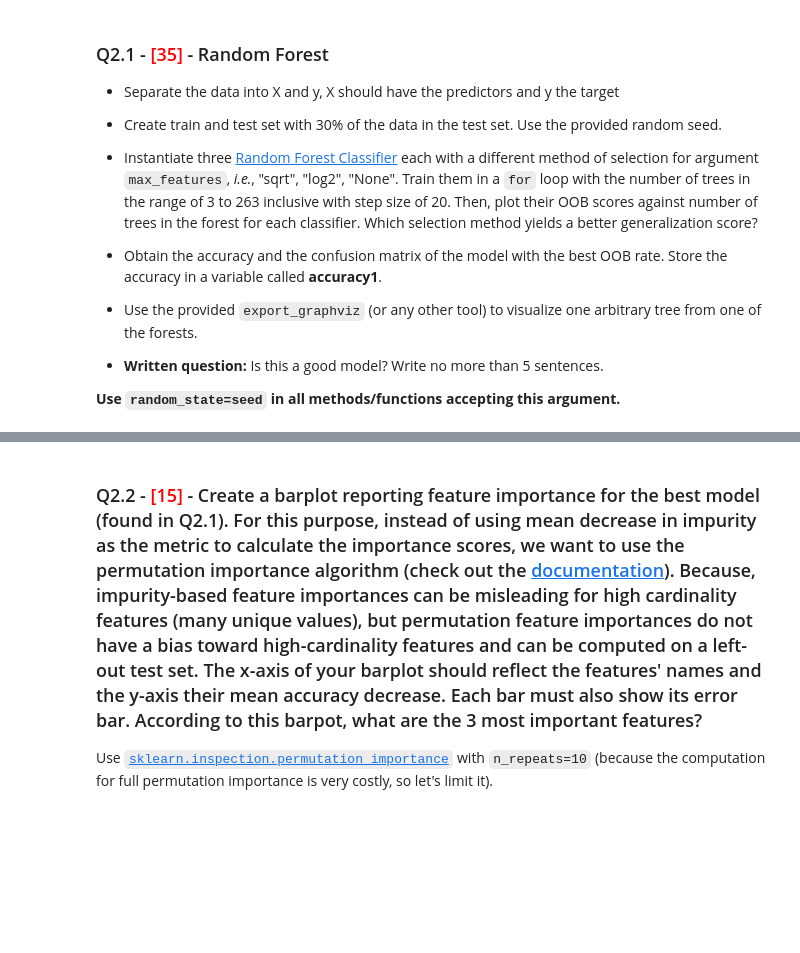
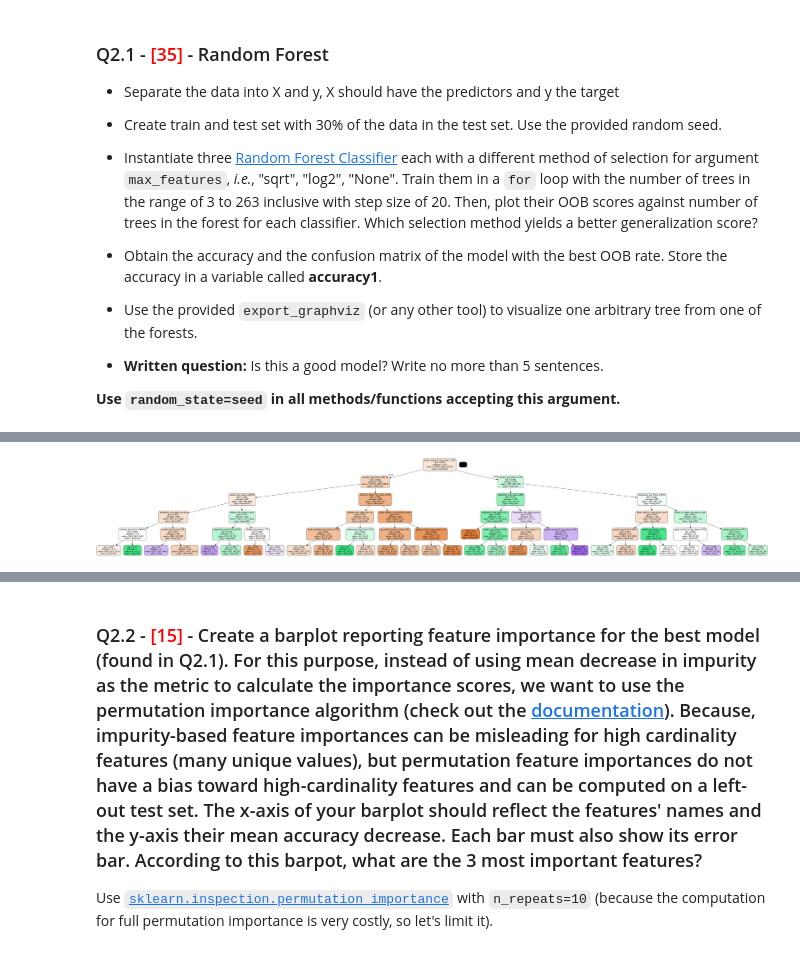
Before and after one commit to ParamvirSran/Machine-Learning, a Jupyter notebook: Assignments/A7/Assignment_7.ipynb, the cells around one changed output, grey strips where cells are left out. Saved outputs shown, nothing was run; the diff lists cells and outputs as text; code cells hidden in the pictures; blank space fills up the shorter version.

Commit message:
Done assignment 7 about tree based models like Random forest and XGBoosting

```diff
--- a/Assignments/A7/Assignment_7.ipynb
+++ b/Assignments/A7/Assignment_7.ipynb
@@ -176,0 +239,89 @@ Here
+# %%
+from sklearn.ensemble import RandomForestClassifier
+
+X = df.drop("target", axis=1)
+y = df["target"]
+
+# Create train and test set with 30% in the test set
+X_train, X_test, y_train, y_test = train_test_split(
+    X, y, test_size=0.3, random_state=seed
+)
+
+# Instantiate Random Forest Classifier with different max_features
+max_features_methods = ["sqrt", "log2", None]
+n_estimators_range = range(3, 264, 20)
+
+# Store OOB scores for each classifier
+oob_scores = {method: [] for method in max_features_methods}
+best_estimators = {method: (0, None) for method in max_features_methods}
+
+# Train Random Forest classifiers
+for max_features in max_features_methods:
+    for n_estimators in n_estimators_range:
+        clf = RandomForestClassifier(
+            n_estimators=n_estimators,
+            oob_score=True,
+            max_features=max_features,
+            max_depth=5,
+            random_state=seed,
+            n_jobs=-1,
+        )
+        clf.fit(X_train, y_train)
+        # Check if OOB score is available
+        if hasattr(clf, "oob_score_"):
+            oob_score = clf.oob_score_
+            oob_scores[max_features].append(oob_score)
+            if oob_score > best_estimators[max_features][0]:
+                best_estimators[max_features] = (oob_score, n_estimators)
+        else:
+            oob_scores[max_features].append(np.nan)
+
+# Find the best OOB score and corresponding classifier
+best_oob_score = 0
+best_method = None
+best_n_estimators = None
+for max_features, (oob_score, n_estimators) in best_estimators.items():
+    if oob_score > best_oob_score:
+        best_oob_score = oob_score
+        best_method = max_features
+        best_n_estimators = n_estimators
+
+# Print the best method and corresponding OOB score
+print(
+    f"The best method is {best_method} with an OOB score of {best_oob_score} and n_estimators={best_n_estimators}"
+)
+
+# Train the best classifier with the best number of trees
+best_clf = RandomForestClassifier(
+    n_estimators=best_n_estimators,
+    oob_score=True,
+    max_features=best_method,
+    max_depth=5,
+    random_state=seed,
+    n_jobs=-1,
+)
+best_clf.fit(X_train, y_train)
+
+# Predict on the test set and calculate the accuracy
+y_pred = best_clf.predict(X_test)
+accuracy1 = accuracy_score(y_test, y_pred)
+conf_matrix = confusion_matrix(y_test, y_pred)
+
+# Print accuracy and confusion matrix
+print(f"Accuracy: {accuracy1}")
+print(f"Confusion Matrix:\n{conf_matrix}")
+
+# Visualize one arbitrary tree from the forest
+tree = best_clf.estimators_[0]
+dot_data = export_graphviz(
+    tree,
+    out_file=None,
+    feature_names=X.columns,
+    class_names=["Home Win", "Away Win", "Draw"],
+    filled=True,
+    rounded=True,
+    special_characters=True,
+)
+graph = pydotplus.graph_from_dot_data(dot_data)
+Image(graph.create_png())
+# %% [output]
@@ -176,0 +334 @@ Here
+[figure, added]
```
Also changed, not shown: parts of 27 cells of this notebook.
